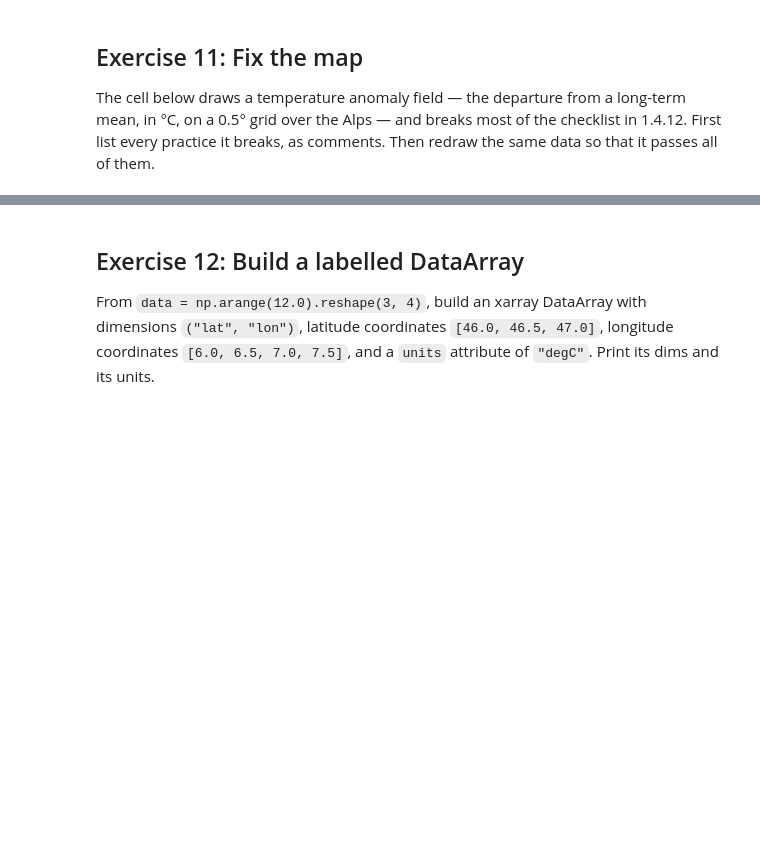
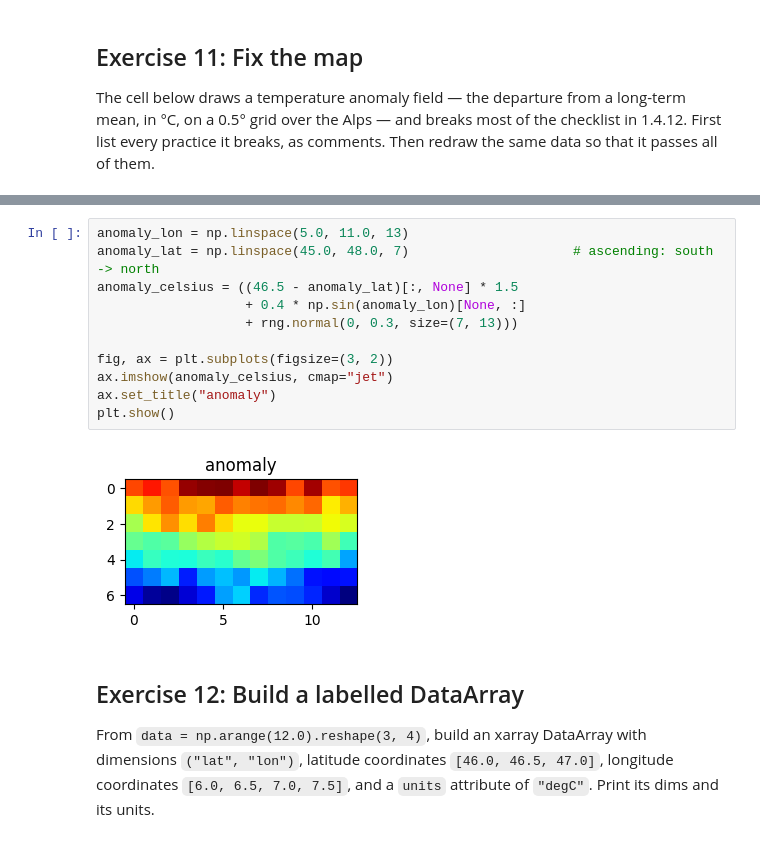
Before and after one commit to nikolaicarrion/2026_Intro_Python, a Jupyter notebook: 1.4-matplotlib-and-xarray-exercises.ipynb, the cells around one changed output, grey strips where cells are left out. Saved outputs shown, nothing was run; the diff lists cells and outputs as text; blank space fills up the shorter version.

```diff
--- a/1.4-matplotlib-and-xarray-exercises.ipynb
+++ b/1.4-matplotlib-and-xarray-exercises.ipynb
@@ -463,3 +465,16 @@ plt.show()
+# %%
+anomaly_lon = np.linspace(5.0, 11.0, 13)
+anomaly_lat = np.linspace(45.0, 48.0, 7)                     # ascending: south -> north
+anomaly_celsius = ((46.5 - anomaly_lat)[:, None] * 1.5
+                   + 0.4 * np.sin(anomaly_lon)[None, :]
+                   + rng.normal(0, 0.3, size=(7, 13)))
+
+fig, ax = plt.subplots(figsize=(3, 2))
+ax.imshow(anomaly_celsius, cmap="jet")
+ax.set_title("anomaly")
+plt.show()
+# %% [output]
+[figure, added]
 # %% [markdown]
 ## Exercise 12: Build a labelled DataArray
 
```
Also changed, not shown: parts of 3 cells of this notebook.
